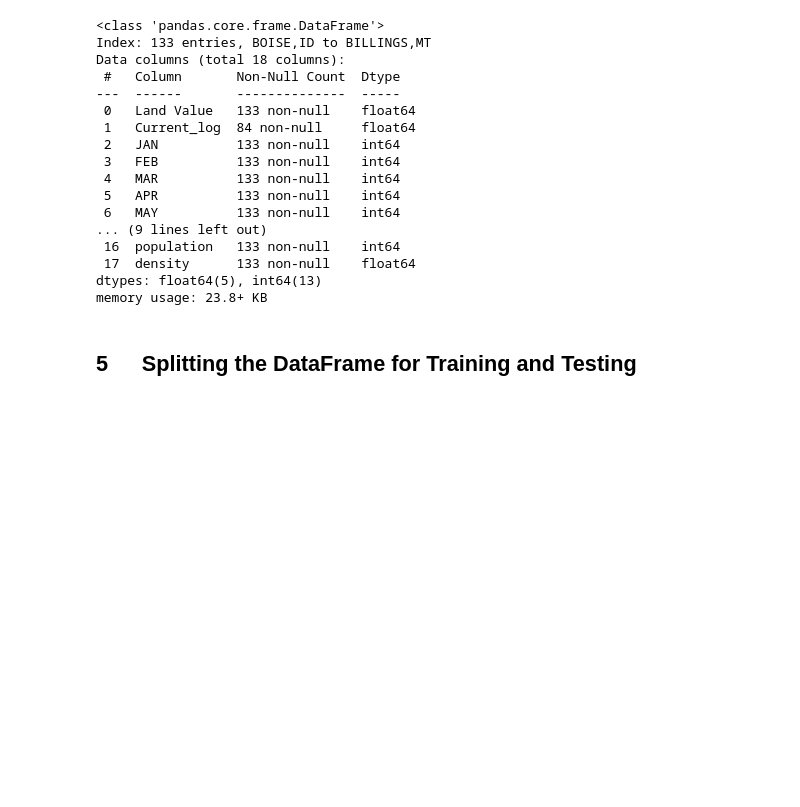
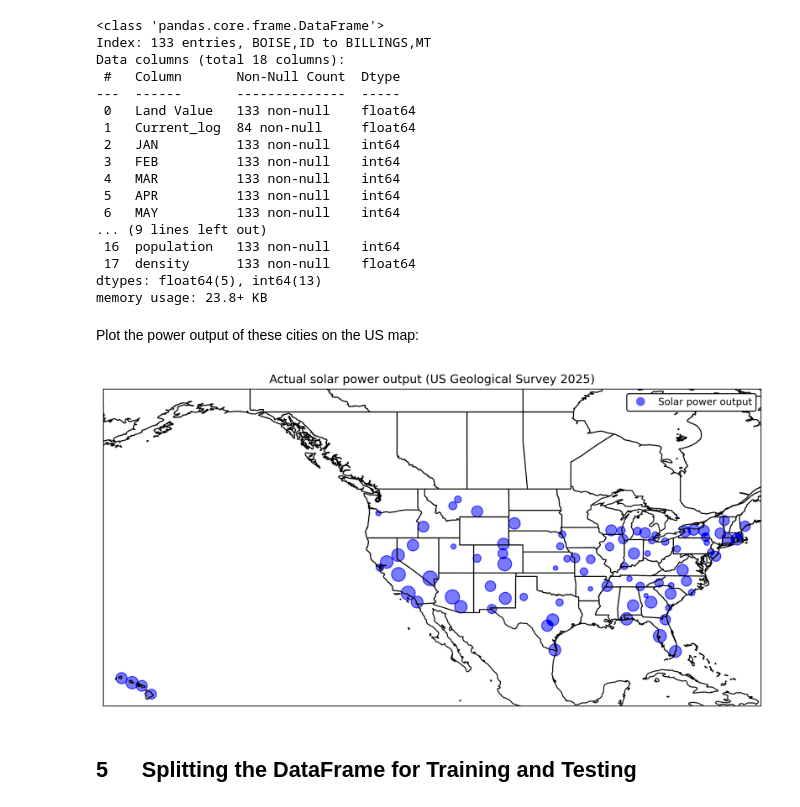
Before and after one commit to Nathan-Oyama-Personal/berkeley-ai, a Jupyter notebook: module20/eda.ipynb, the cells around one changed output. Cells and saved outputs as stored; diff of their text form; code cells hidden in the pictures; blank space fills up the shorter version.

```diff
--- a/module20/eda.ipynb
+++ b/module20/eda.ipynb
@@ -675,6 +684,48 @@ Data columns (total 18 columns):
  17  density      133 non-null    float64
 dtypes: float64(5), int64(13)
 memory usage: 23.8+ KB
+# %% [markdown]
+Plot the power output of these cities on the US map:
+# %%
+fig, ax = plt.subplots(
+    figsize=(12.0,8.0),
+    dpi=300,
+    subplot_kw={'projection': ccrs.PlateCarree()}
+    )
+
+legend_circle = Line2D(
+    [0], [0],
+    marker='o', color='white',
+    markerfacecolor='#6666ff', markersize=10,
+    label='Solar power output'),
+plt.legend(
+    handles=legend_circle,
+    edgecolor="black",
+    framealpha=1.0
+    )
+#plt.legend.
+
+ax.set_extent(
+    [-162, -68, 18, 54.0],
+    crs=ccrs.Geodetic()
+    )
+
+ax.add_feature(cfeature.STATES)
+ax.add_feature(cfeature.COASTLINE)
+
+for city in df_solar.index:
+    ax.scatter(
+        df_solar['lng'], df_solar['lat'],
+        s=df_solar['Current_log'] * 25.0,
+        color='blue', alpha=0.002,
+        transform=ccrs.Geodetic(),
+        label=city
+        )
+
+plt.title('Actual solar power output (US Geological Survey 2025)')
+plt.show()
+# %% [output]
+[figure, added]
 # %% [markdown]
 ## 5 &emsp; Splitting the DataFrame for Training and Testing
 # %%
```
Also changed, not shown: parts of 7 cells of this notebook, 3 other files.
